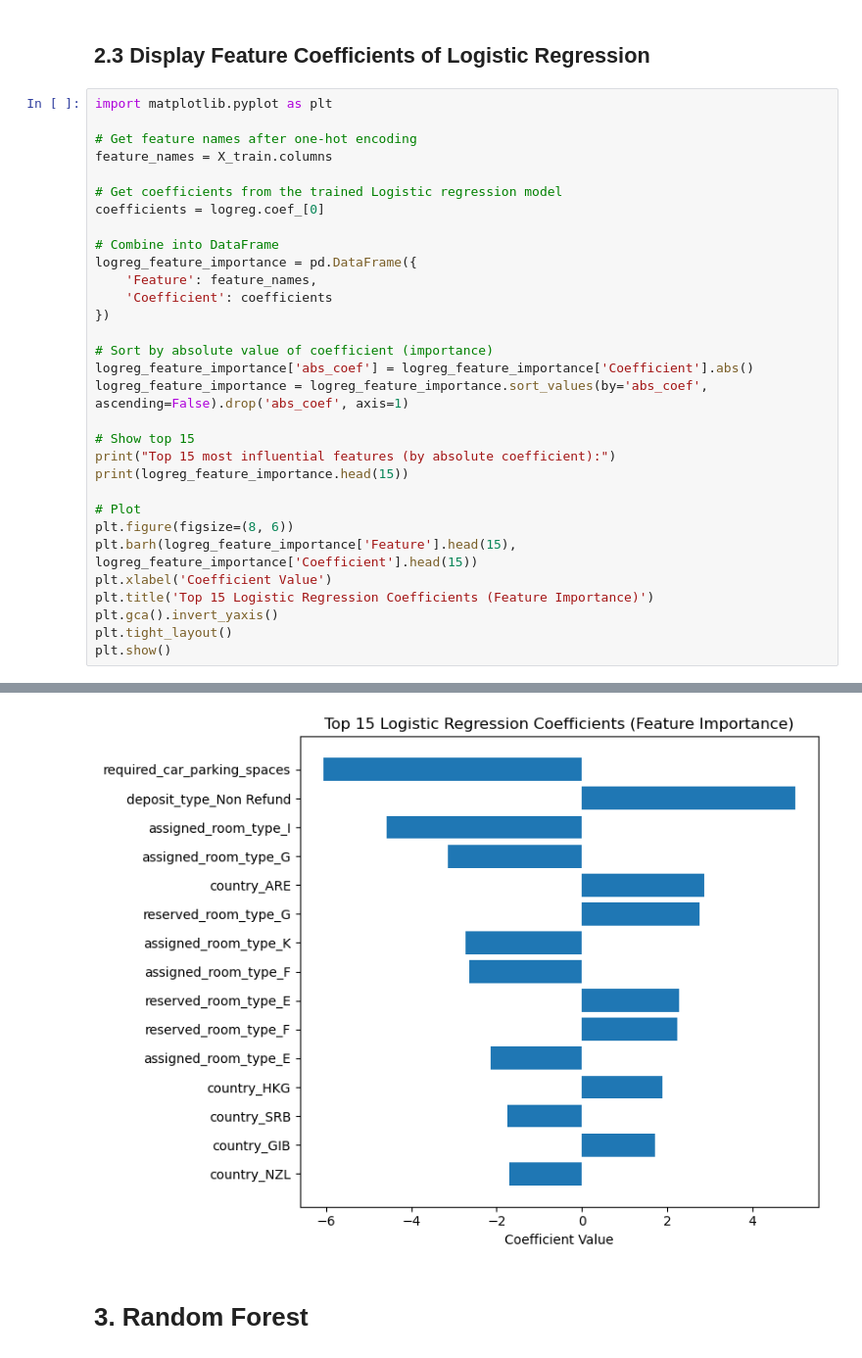
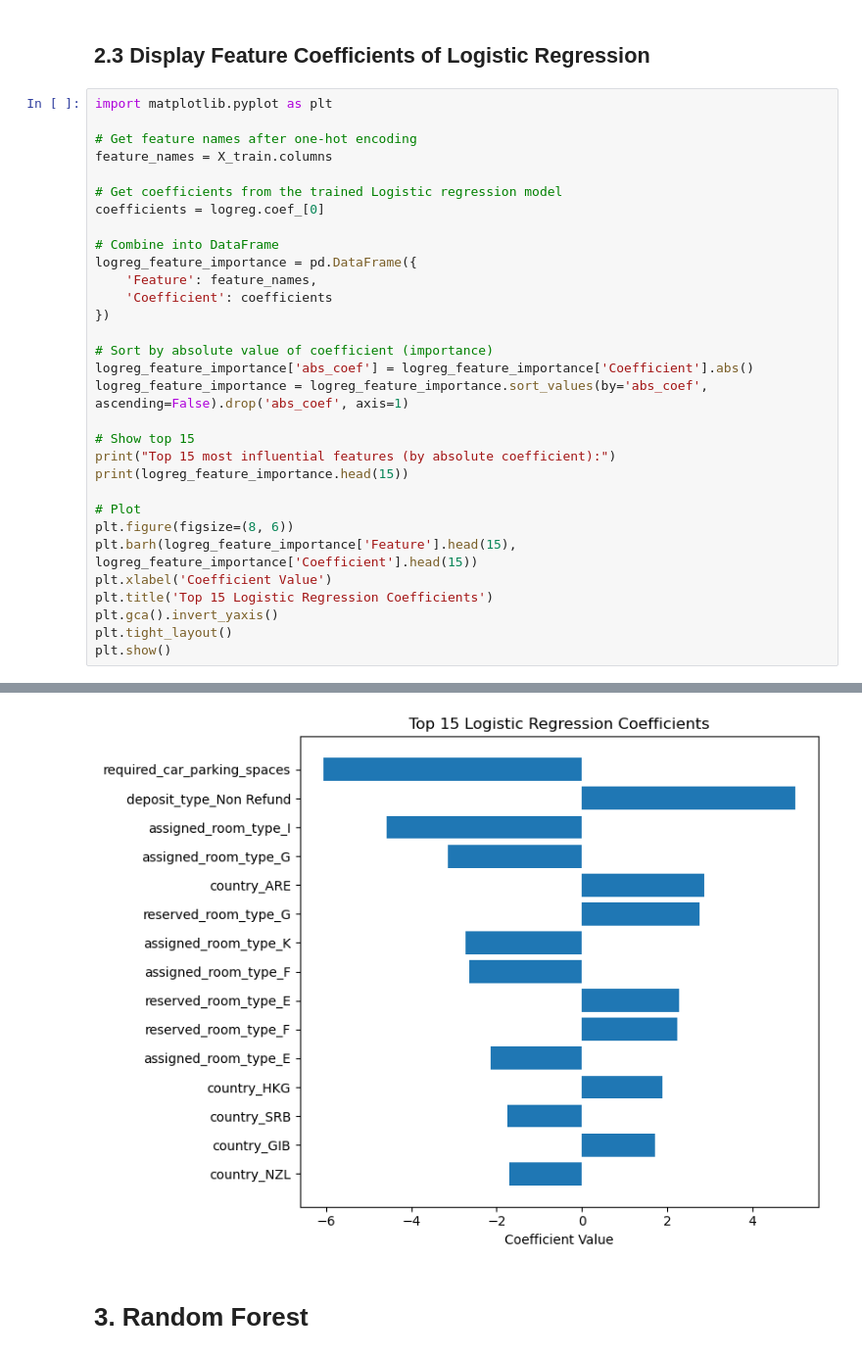
Before and after one commit to QIQI325/Yongqi-Code, a Jupyter notebook: pythonProject/Cancel_Prediction.ipynb, the cells around one changed output, grey strips where cells are left out. Shown: that part at 98% size. Drawn from its saved outputs; the diff is of its cells as text.

```diff
--- a/pythonProject/Cancel_Prediction.ipynb
+++ b/pythonProject/Cancel_Prediction.ipynb
@@ -187,35 +187,35 @@ logreg_feature_importance = logreg_feature_importance.sort_values(by='abs_coef',
 
 # Show top 15
 print("Top 15 most influential features (by absolute coefficient):")
 print(logreg_feature_importance.head(15))
 
 # Plot
 plt.figure(figsize=(8, 6))
 plt.barh(logreg_feature_importance['Feature'].head(15), logreg_feature_importance['Coefficient'].head(15))
 plt.xlabel('Coefficient Value')
-plt.title('Top 15 Logistic Regression Coefficients (Feature Importance)')
+plt.title('Top 15 Logistic Regression Coefficients')
 plt.gca().invert_yaxis()
 plt.tight_layout()
 plt.show()
 # %% [output]
 Top 15 most influential features (by absolute coefficient):
                          Feature  Coefficient
 9    required_car_parking_spaces    -6.061760
 14       deposit_type_Non Refund     5.002060
 214         assigned_room_type_I    -4.580664
 212         assigned_room_type_G    -3.136679
 26                   country_ARE     2.870411
 203         reserved_room_type_G     2.769166
 215         assigned_room_type_K    -2.735852
 211         assigned_room_type_F    -2.645078
 201         reserved_room_type_E     2.294587
 202         reserved_room_type_F     2.239869
 210         assigned_room_type_E    -2.138708
 90                   country_HKG     1.884118
 170                  country_SRB    -1.740883
 84                   country_GIB     1.718582
 147                  country_NZL    -1.701144
-[figure, old version]
+[figure, new version]
 # %% [markdown]
 # 3. Random Forest
 # %% [markdown]
```
Also changed, not shown: parts of 1 cell of this notebook.
